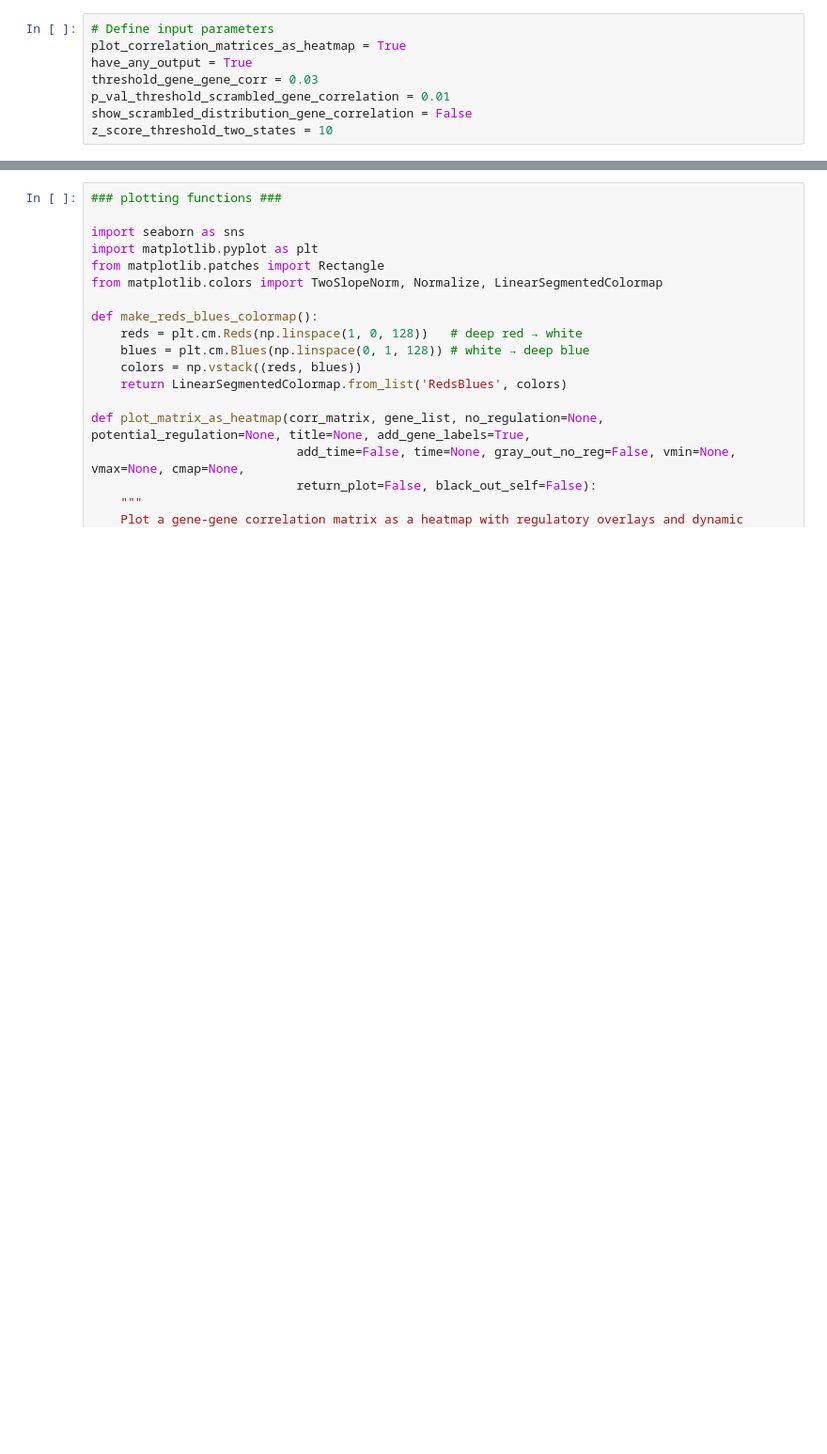
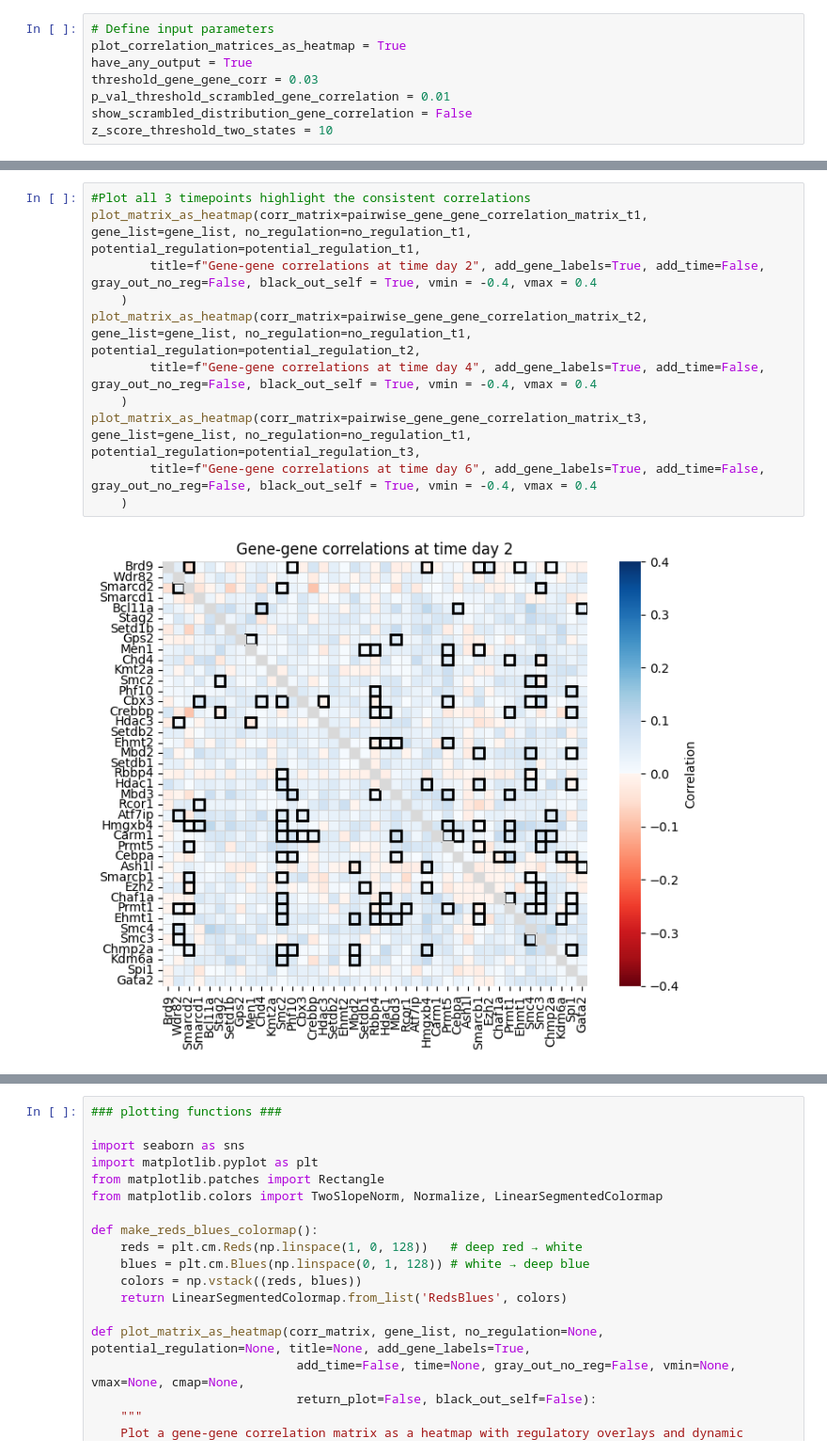
Before and after one commit to Keerthana910234/TwINFER, a Jupyter notebook: TwINFER_LARRY.ipynb, the cells around one changed output, grey strips where cells are left out. Shown at 94% size. Cells and saved outputs as stored; diff of their text form; blank space fills up the shorter version.

```diff
--- a/TwINFER_LARRY.ipynb
+++ b/TwINFER_LARRY.ipynb
@@ -610,0 +709,13 @@ KeyboardInterrupt:
+# %%
+#Plot all 3 timepoints highlight the consistent correlations
+plot_matrix_as_heatmap(corr_matrix=pairwise_gene_gene_correlation_matrix_t1, gene_list=gene_list, no_regulation=no_regulation_t1, potential_regulation=potential_regulation_t1,
+        title=f"Gene-gene correlations at time day 2", add_gene_labels=True, add_time=False, gray_out_no_reg=False, black_out_self = True, vmin = -0.4, vmax = 0.4
+    )
+plot_matrix_as_heatmap(corr_matrix=pairwise_gene_gene_correlation_matrix_t2, gene_list=gene_list, no_regulation=no_regulation_t1, potential_regulation=potential_regulation_t2,
+        title=f"Gene-gene correlations at time day 4", add_gene_labels=True, add_time=False, gray_out_no_reg=False, black_out_self = True, vmin = -0.4, vmax = 0.4
+    )
+plot_matrix_as_heatmap(corr_matrix=pairwise_gene_gene_correlation_matrix_t3, gene_list=gene_list, no_regulation=no_regulation_t1, potential_regulation=potential_regulation_t3,
+        title=f"Gene-gene correlations at time day 6", add_gene_labels=True, add_time=False, gray_out_no_reg=False, black_out_self = True, vmin = -0.4, vmax = 0.4
+    )
+# %% [output]
+[figure, added]
```
Also changed, not shown: parts of 16 cells of this notebook, 2 other files.
